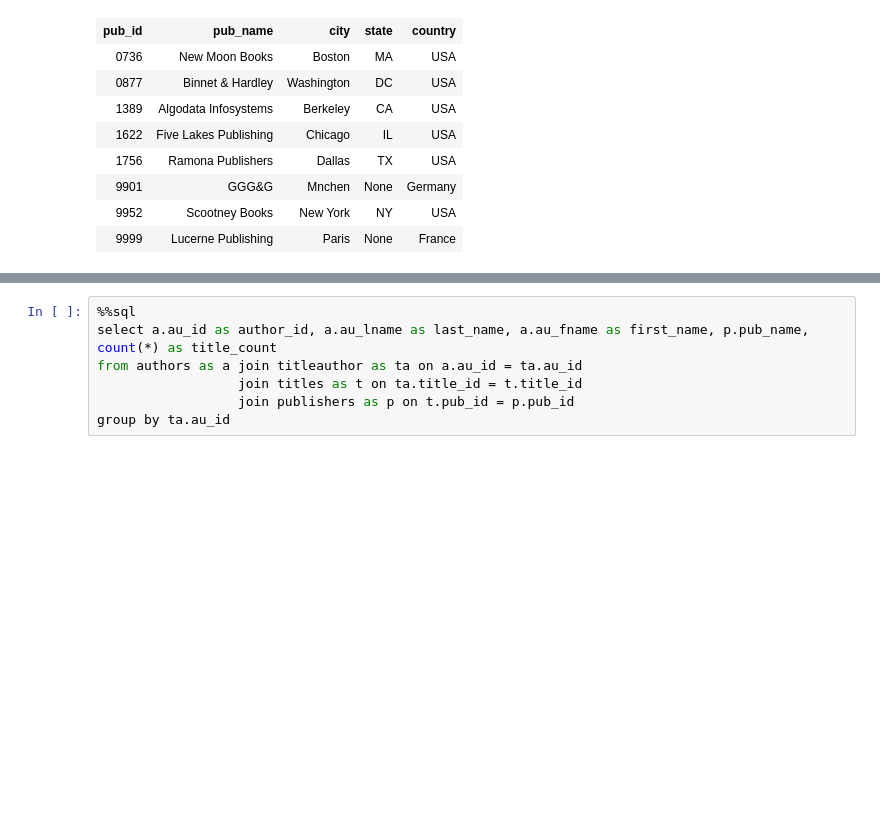
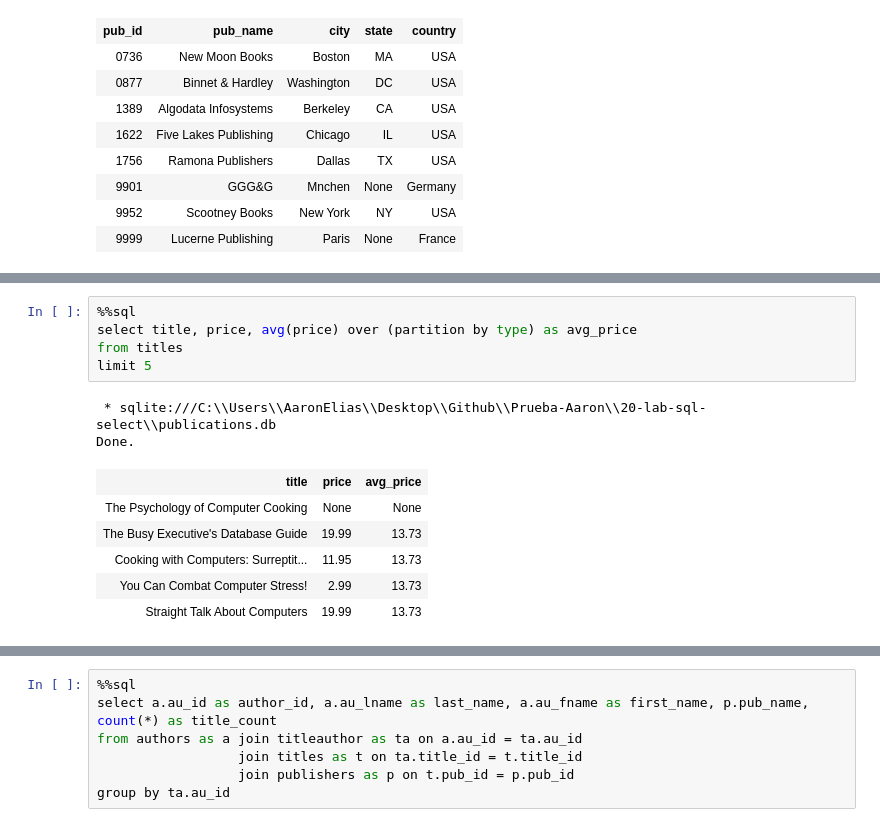
Before and after one commit to ironhack-bcn-data-pt/20-lab-sql-select, a Jupyter notebook: Main.ipynb, the cells around one changed output, grey strips where cells are left out. Drawn from its saved outputs; the diff is of its cells as text; blank space fills up the shorter version.

```diff
--- a/Main.ipynb
+++ b/Main.ipynb
@@ -144,6 +144,20 @@ Done.
 | TC7777 | Sushi, Anyone? | trad_cook | 0877 | 14.99 | 8000 | 10 | 4095 | Detailed instructions on how to m... | 1991-06-12 00:00:00 |
 | PS3333 | Prolonged Data Deprivation: Four ... | psychology | 0736 | 19.99 | 2000 | 10 | 4072 | What happens when the data runs d... | 1991-06-12 00:00:00 |
 | BU1111 | Cooking with Computers: Surreptit... | business | 1389 | 11.95 | 5000 | 10 | 3876 | Helpful hints on how to use your ... | 1991-06-09 00:00:00 |
+# %%
+%%sql
+select title, price, avg(price) over (partition by type) as avg_price
+from titles
+limit 5
+# %% [output]
+ * sqlite:///C:\\Users\\AaronElias\\Desktop\\Github\\Prueba-Aaron\\20-lab-sql-select\\publications.db
+Done.
+| title | price | avg_price |
+| The Psychology of Computer Cooking | None | None |
+| The Busy Executive's Database Guide | 19.99 | 13.73 |
+| Cooking with Computers: Surreptit... | 11.95 | 13.73 |
+| You Can Combat Computer Stress! | 2.99 | 13.73 |
+| Straight Talk About Computers | 19.99 | 13.73 |
 # %% [markdown]
 ## Challenge 2 - Who Have Published How Many At Where?
 
```
Also changed, not shown: parts of 3 cells of this notebook.
